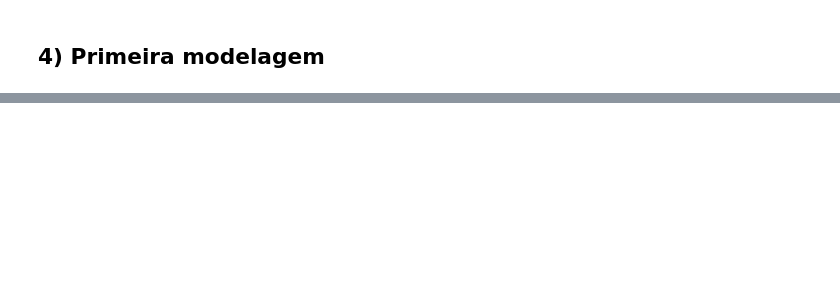
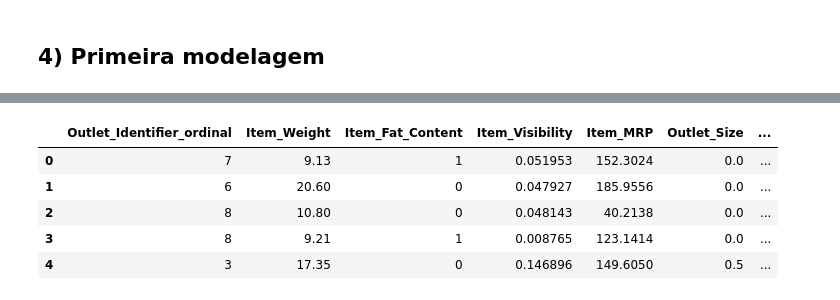
Before and after one commit to Krupique/mlops-projects, a Jupyter notebook: 02-bigmart_sales_prediction/notebook/demand_forecaster_tf.ipynb, the cells around one changed output, grey strips where cells are left out. Drawn from its saved outputs; the diff is of its cells as text; code cells hidden in the pictures; blank space fills up the shorter version.

```diff
--- a/02-bigmart_sales_prediction/notebook/demand_forecaster_tf.ipynb
+++ b/02-bigmart_sales_prediction/notebook/demand_forecaster_tf.ipynb
@@ -129,2 +158,16 @@ display(df_test_raw.head(2))
 # %% [markdown]
 ## 3) Padronização dos Dados
+# %%
+standard_scaler = StandardScaler()
+
+x_train_scaled = standard_scaler.fit_transform(df_train_raw[feature_columns])
+x_test_scaled = standard_scaler.transform(df_test_raw[feature_columns])
+# %%
+X = x_train_scaled
+y = df_train_raw[target_column]
+
+X_test = x_test_scaled
+y_test = df_test_raw[target_column]
+
+display((X, y))
+print(len(X))
@@ -165,0 +220,10 @@ train_r2, test_r2
+# %%
+model = tf.keras.models.Sequential([
+    tf.keras.layers.Dense(24, activation='relu', input_shape=X.shape[1:]),
+    tf.keras.layers.Dense(48, activation='relu'),
+    tf.keras.layers.Dense(24, activation='relu'),
+    tf.keras.layers.Dense(1)
+])
+
+model.compile(loss='mean_absolute_percentage_error', optimizer='sgd')
+history = model.fit(X, y, epochs=200)
@@ -165,0 +252,6 @@ train_r2, test_r2
+# %%
+predict_train = model.predict(X)
+
+df_train_raw['Predicted'] = predict_train
+df_train_raw.head()
+# %% [output]
@@ -165,0 +259,6 @@ train_r2, test_r2
+|  | Outlet_Identifier_ordinal | Item_Weight | Item_Fat_Content | Item_Visibility | Item_MRP | Outlet_Size | ... |
+| 0 | 7 | 9.13 | 1 | 0.051953 | 152.3024 | 0.0 | ... |
+| 1 | 6 | 20.60 | 0 | 0.047927 | 185.9556 | 0.0 | ... |
+| 2 | 8 | 10.80 | 0 | 0.048143 | 40.2138 | 0.0 | ... |
+| 3 | 8 | 9.21 | 1 | 0.008765 | 123.1414 | 0.0 | ... |
+| 4 | 3 | 17.35 | 0 | 0.146896 | 149.6050 | 0.5 | ... |
```
Also changed, not shown: parts of 14 cells of this notebook.
